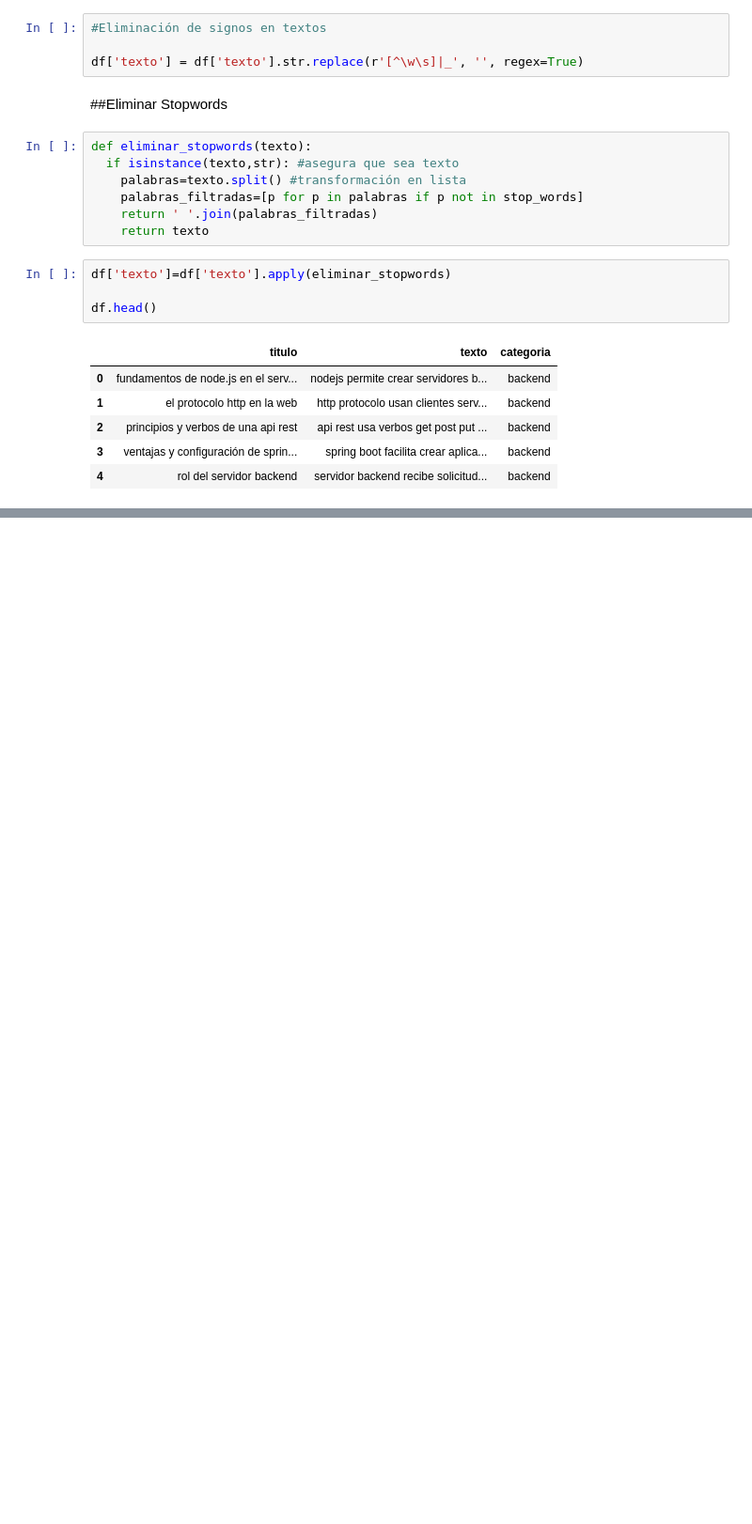
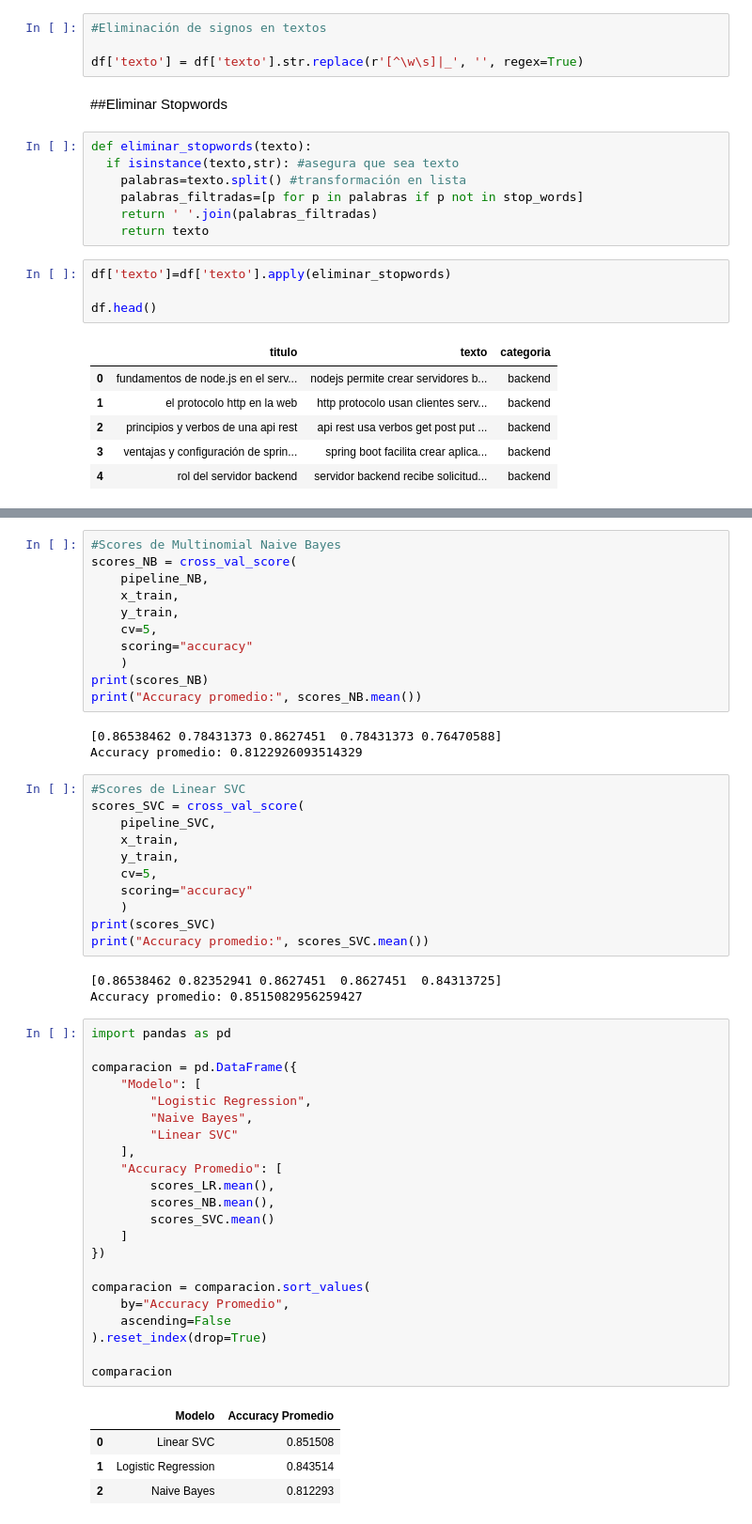
Before and after one commit to No-Country-simulation/G9-LATAM-TEAM-67, a Jupyter notebook: dataset.ipynb, the cells around one changed output, grey strips where cells are left out. Shown at 94% size. Drawn from its saved outputs; the diff is of its cells as text; blank space fills up the shorter version.

```diff
--- a/dataset.ipynb
+++ b/dataset.ipynb
@@ -196,0 +341,55 @@ df.head()
+# %%
+#Scores de Multinomial Naive Bayes
+scores_NB = cross_val_score(
+    pipeline_NB,
+    x_train,
+    y_train,
+    cv=5,
+    scoring="accuracy"
+    )
+print(scores_NB)
+print("Accuracy promedio:", scores_NB.mean())
+# %% [output]
+[0.86538462 0.78431373 0.8627451  0.78431373 0.76470588]
+Accuracy promedio: 0.8122926093514329
+# %%
+#Scores de Linear SVC
+scores_SVC = cross_val_score(
+    pipeline_SVC,
+    x_train,
+    y_train,
+    cv=5,
+    scoring="accuracy"
+    )
+print(scores_SVC)
+print("Accuracy promedio:", scores_SVC.mean())
+# %% [output]
+[0.86538462 0.82352941 0.8627451  0.8627451  0.84313725]
+Accuracy promedio: 0.8515082956259427
+# %%
+import pandas as pd
+
+comparacion = pd.DataFrame({
+    "Modelo": [
+        "Logistic Regression",
+        "Naive Bayes",
+        "Linear SVC"
+    ],
+    "Accuracy Promedio": [
+        scores_LR.mean(),
+        scores_NB.mean(),
+        scores_SVC.mean()
+    ]
+})
+
+comparacion = comparacion.sort_values(
+    by="Accuracy Promedio",
+    ascending=False
+).reset_index(drop=True)
+
+comparacion
+# %% [output]
+|  | Modelo | Accuracy Promedio |
+| 0 | Linear SVC | 0.851508 |
+| 1 | Logistic Regression | 0.843514 |
+| 2 | Naive Bayes | 0.812293 |
```
Also changed, not shown: parts of 47 cells of this notebook.
